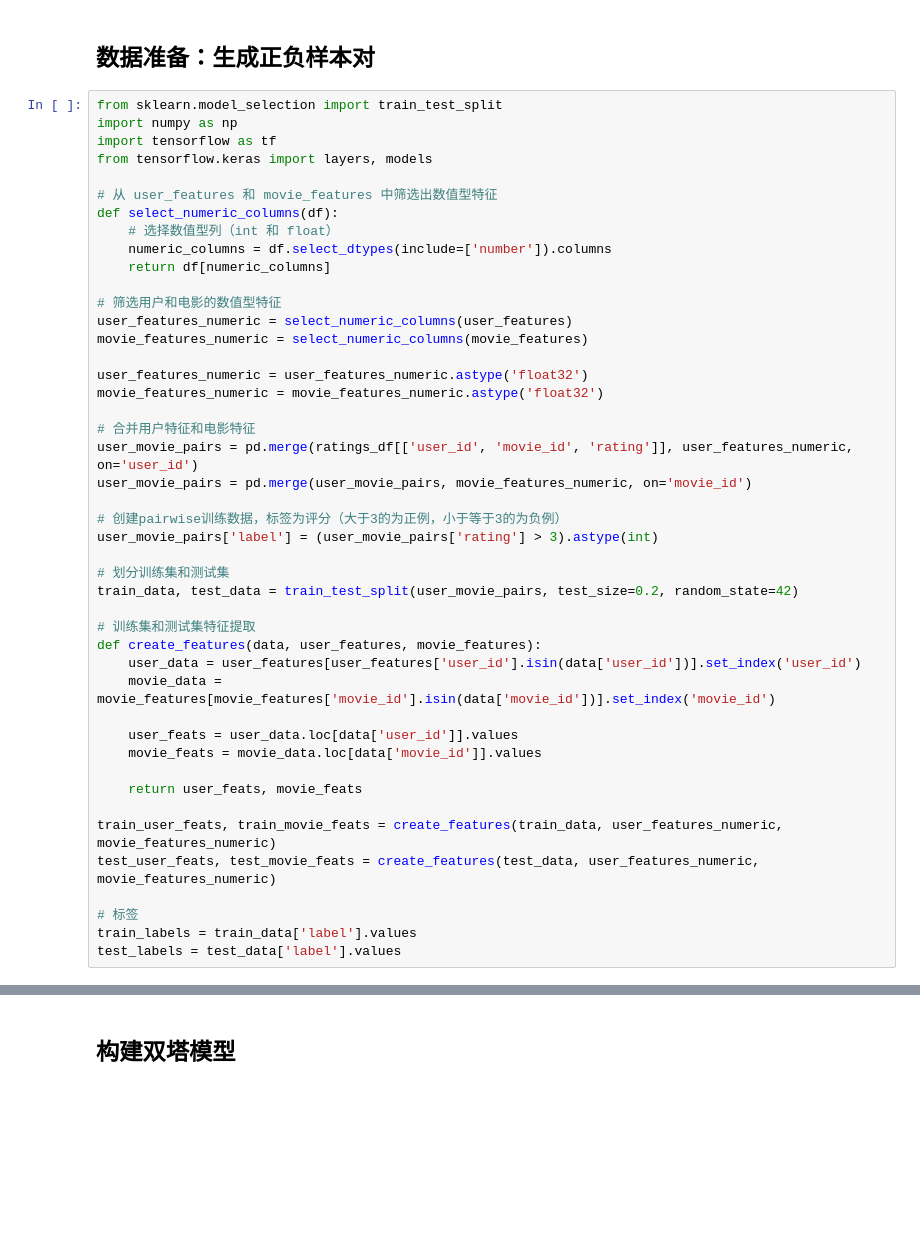
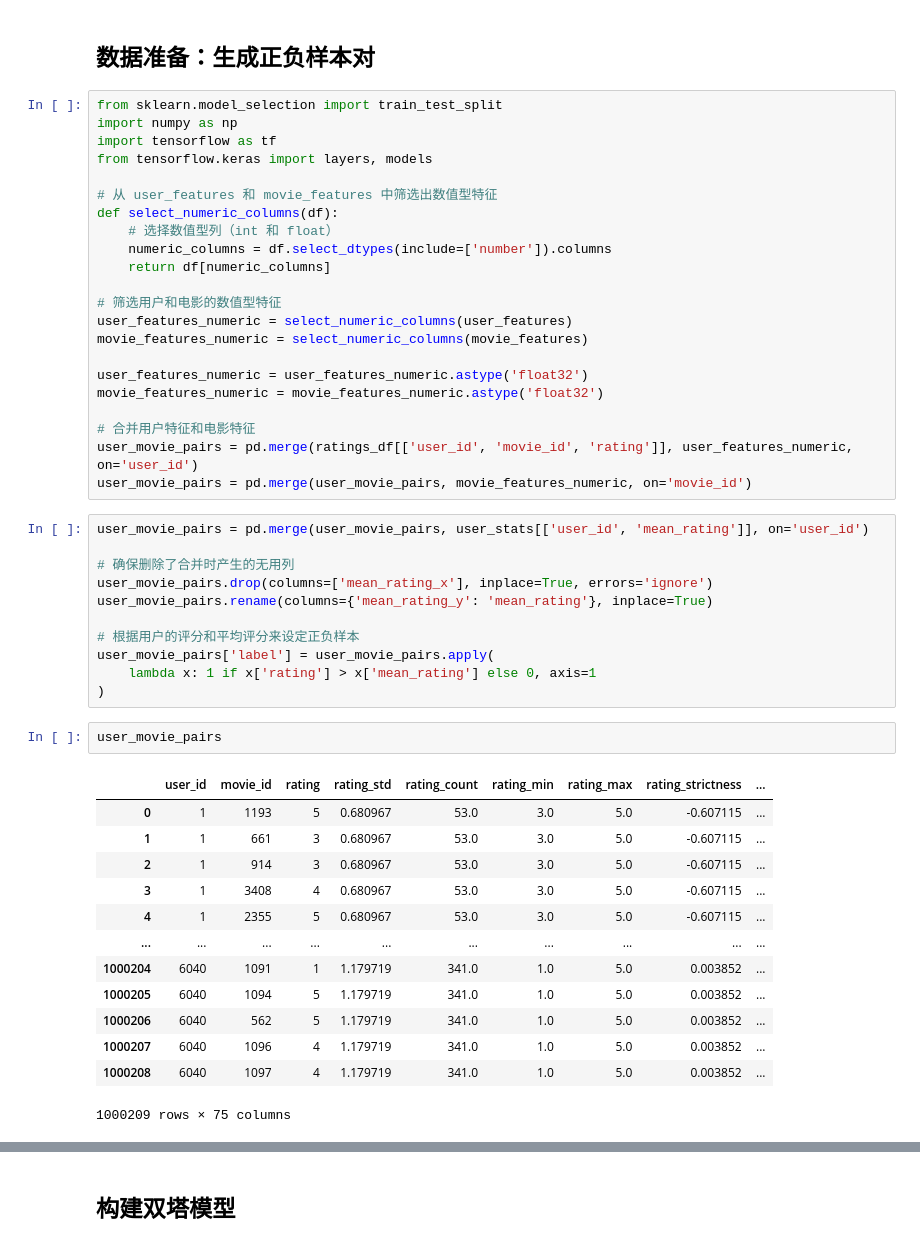
Before and after one commit to Althealam/MovieLens-Recommendation-Project, a Jupyter notebook: recall_dual_tower_v2/pairwise.ipynb, the cells around one changed output, grey strips where cells are left out. Saved outputs shown, nothing was run; the diff lists cells and outputs as text; blank space fills up the shorter version.

Commit message:
通过mean_rating来定义正负样本

```diff
--- a/recall_dual_tower_v2/pairwise.ipynb
+++ b/recall_dual_tower_v2/pairwise.ipynb
@@ -358,26 +357,30 @@ movie_features_numeric = movie_features_numeric.astype('float32')
 # 合并用户特征和电影特征
 user_movie_pairs = pd.merge(ratings_df[['user_id', 'movie_id', 'rating']], user_features_numeric, on='user_id')
 user_movie_pairs = pd.merge(user_movie_pairs, movie_features_numeric, on='movie_id')
-
-# 创建pairwise训练数据，标签为评分（大于3的为正例，小于等于3的为负例）
-user_movie_pairs['label'] = (user_movie_pairs['rating'] > 3).astype(int)
-
-# 划分训练集和测试集
-train_data, test_data = train_test_split(user_movie_pairs, test_size=0.2, random_state=42)
-
-# 训练集和测试集特征提取
-def create_features(data, user_features, movie_features):
-    user_data = user_features[user_features['user_id'].isin(data['user_id'])].set_index('user_id')
-    movie_data = movie_features[movie_features['movie_id'].isin(data['movie_id'])].set_index('movie_id')
-
-    user_feats = user_data.loc[data['user_id']].values
-    movie_feats = movie_data.loc[data['movie_id']].values
-
-    return user_feats, movie_feats
-
-train_user_feats, train_movie_feats = create_features(train_data, user_features_numeric, movie_features_numeric)
-test_user_feats, test_movie_feats = create_features(test_data, user_features_numeric, movie_features_numeric)
-
-# 标签
-train_labels = train_data['label'].values
-test_labels = test_data['label'].values
+# %%
+user_movie_pairs = pd.merge(user_movie_pairs, user_stats[['user_id', 'mean_rating']], on='user_id')
+
+# 确保删除了合并时产生的无用列
+user_movie_pairs.drop(columns=['mean_rating_x'], inplace=True, errors='ignore')
+user_movie_pairs.rename(columns={'mean_rating_y': 'mean_rating'}, inplace=True)
+
+# 根据用户的评分和平均评分来设定正负样本
+user_movie_pairs['label'] = user_movie_pairs.apply(
+    lambda x: 1 if x['rating'] > x['mean_rating'] else 0, axis=1
+)
+# %%
+user_movie_pairs
+# %% [output]
+|  | user_id | movie_id | rating | rating_std | rating_count | rating_min | rating_max | rating_strictness | ... |
+| 0 | 1 | 1193 | 5 | 0.680967 | 53.0 | 3.0 | 5.0 | -0.607115 | ... |
+| 1 | 1 | 661 | 3 | 0.680967 | 53.0 | 3.0 | 5.0 | -0.607115 | ... |
+| 2 | 1 | 914 | 3 | 0.680967 | 53.0 | 3.0 | 5.0 | -0.607115 | ... |
+| 3 | 1 | 3408 | 4 | 0.680967 | 53.0 | 3.0 | 5.0 | -0.607115 | ... |
+| 4 | 1 | 2355 | 5 | 0.680967 | 53.0 | 3.0 | 5.0 | -0.607115 | ... |
+| ... | ... | ... | ... | ... | ... | ... | ... | ... | ... |
+| 1000204 | 6040 | 1091 | 1 | 1.179719 | 341.0 | 1.0 | 5.0 | 0.003852 | ... |
+| 1000205 | 6040 | 1094 | 5 | 1.179719 | 341.0 | 1.0 | 5.0 | 0.003852 | ... |
+| 1000206 | 6040 | 562 | 5 | 1.179719 | 341.0 | 1.0 | 5.0 | 0.003852 | ... |
+| 1000207 | 6040 | 1096 | 4 | 1.179719 | 341.0 | 1.0 | 5.0 | 0.003852 | ... |
+| 1000208 | 6040 | 1097 | 4 | 1.179719 | 341.0 | 1.0 | 5.0 | 0.003852 | ... |
+1000209 rows × 75 columns
```
Also changed, not shown: parts of 4 cells of this notebook.
